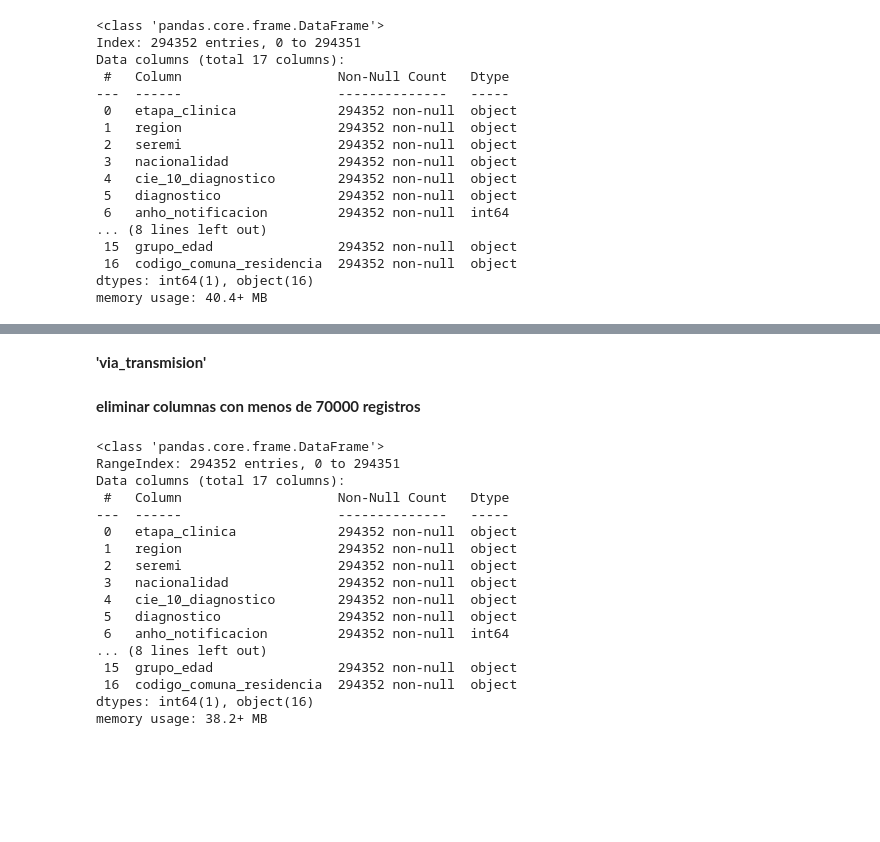
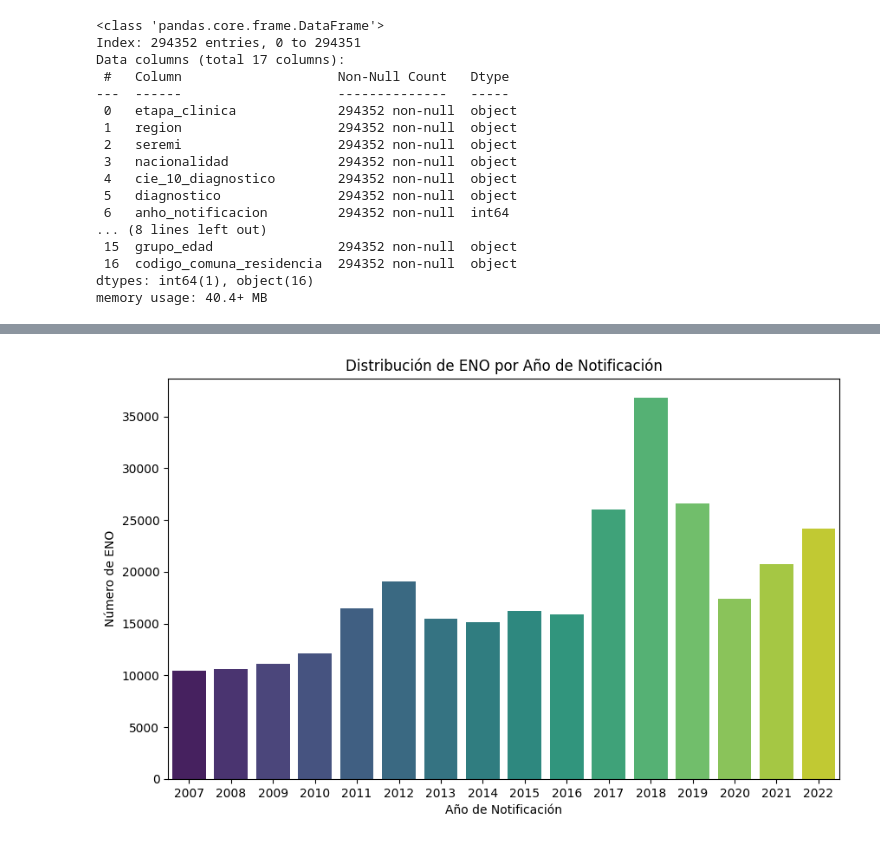
Before and after one commit to dquenti/ENO_Notification, a Jupyter notebook: DataAnalysis.ipynb, the cells around one changed output, grey strips where cells are left out. Drawn from its saved outputs; the diff is of its cells as text; code cells hidden in the pictures; blank space fills up the shorter version.

Commit message:
Data Analisys started

```diff
--- a/DataAnalysis.ipynb
+++ b/DataAnalysis.ipynb
@@ -160,2 +56,0 @@ df['nombre_instruccion'] = df['nombre_instruccion'].replace(['NO RESPONDE', 'NO
-# %%
-df['existe_coinfeccion'] = df['existe_coinfeccion'].fillna('Desconocido')
@@ -164,30 +57,9 @@ df['existe_coinfeccion'] = df['existe_coinfeccion'].fillna('Desconocido')
-# %%
-df['uso_preservativo'] = df['uso_preservativo'].fillna('Desconocido')
-# %% [markdown]
-**'via_transmision'**
-# %%
-df['via_transmision'] = df['via_transmision'].replace(['DESCONOCIDO'], 'Desconocido').fillna('Desconocido')
-# %% [markdown]
-**eliminar columnas con menos de 70000 registros**
-# %%
-df = df.loc[:, df.notnull().sum() >= 70000]
-# %%
-df.info()
-# %% [output]
-<class 'pandas.core.frame.DataFrame'>
-RangeIndex: 294352 entries, 0 to 294351
-Data columns (total 17 columns):
- #   Column                    Non-Null Count   Dtype
----  ------                    --------------   -----
- 0   etapa_clinica             294352 non-null  object
- 1   region                    294352 non-null  object
- 2   seremi                    294352 non-null  object
- 3   nacionalidad              294352 non-null  object
- 4   cie_10_diagnostico        294352 non-null  object
- 5   diagnostico               294352 non-null  object
- 6   anho_notificacion         294352 non-null  int64
-... (8 lines left out)
- 15  grupo_edad                294352 non-null  object
- 16  codigo_comuna_residencia  294352 non-null  object
-dtypes: int64(1), object(16)
-memory usage: 38.2+ MB
+# %%
+plt.figure(figsize=(10, 6))
+sns.countplot(data=df, x='anho_notificacion', palette='viridis')
+plt.title('Distribución de ENO por Año de Notificación')
+plt.xlabel('Año de Notificación')
+plt.ylabel('Número de ENO')
+plt.show()
+# %% [output]
+[figure, added]
```
Also changed, not shown: parts of 18 cells of this notebook, 1 other file.
